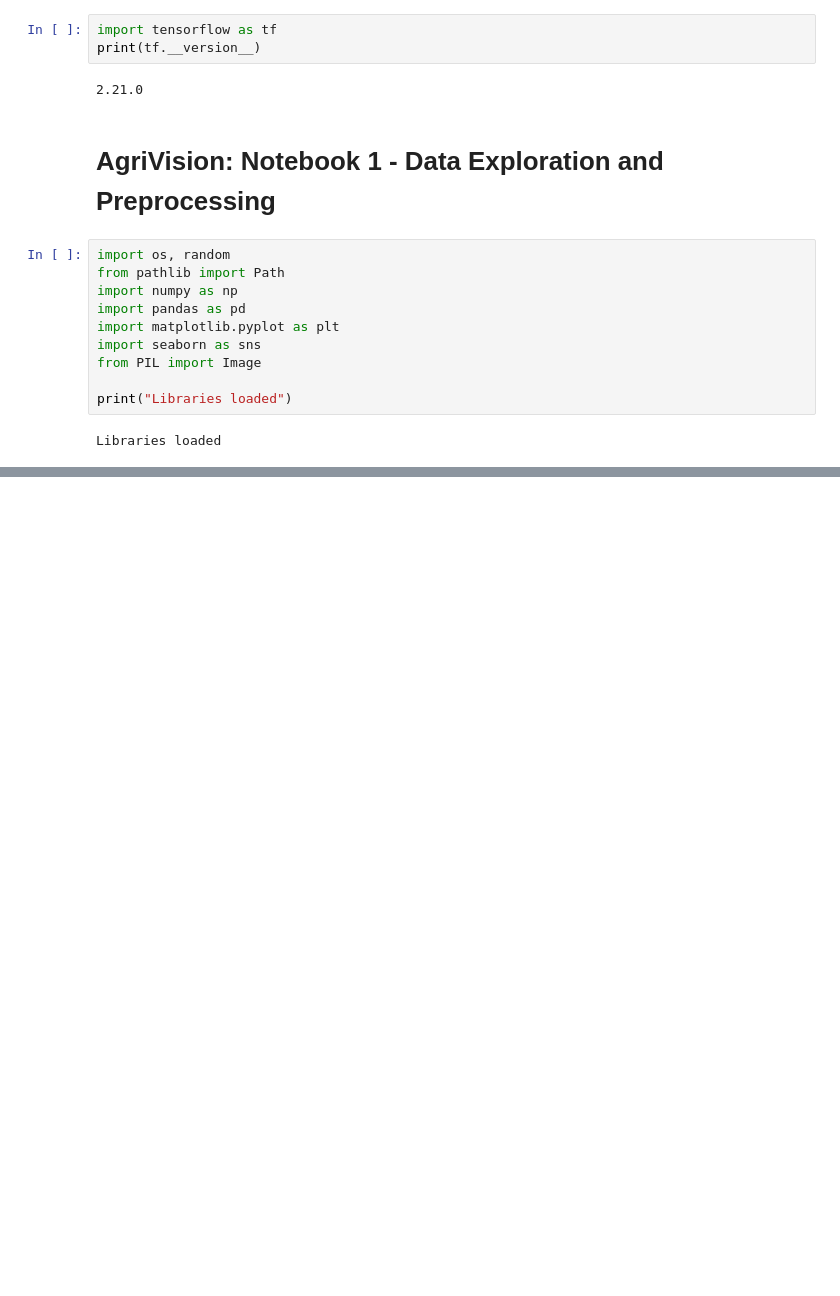
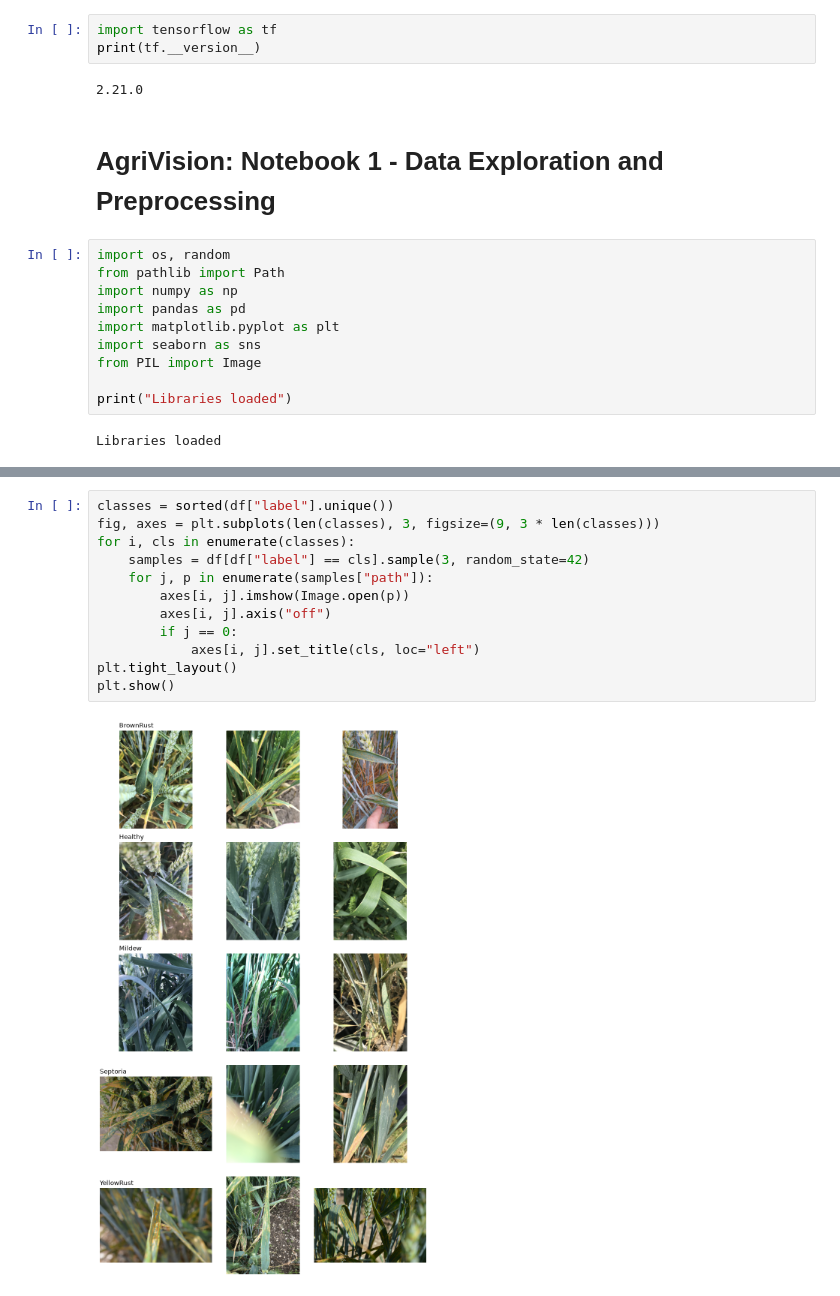
Before and after one commit to zainashfak/AgriVision, a Jupyter notebook: notebooks/01_eda_preprocessing.ipynb, the cells around one changed output, grey strips where cells are left out. Cells and saved outputs as stored; diff of their text form; blank space fills up the shorter version.

```diff
--- a/notebooks/01_eda_preprocessing.ipynb
+++ b/notebooks/01_eda_preprocessing.ipynb
@@ -41,0 +55,14 @@ NameError: name 'pd' is not defined
+# %%
+classes = sorted(df["label"].unique())
+fig, axes = plt.subplots(len(classes), 3, figsize=(9, 3 * len(classes)))
+for i, cls in enumerate(classes):
+    samples = df[df["label"] == cls].sample(3, random_state=42)
+    for j, p in enumerate(samples["path"]):
+        axes[i, j].imshow(Image.open(p))
+        axes[i, j].axis("off")
+        if j == 0:
+            axes[i, j].set_title(cls, loc="left")
+plt.tight_layout()
+plt.show()
+# %% [output]
+[figure, added]
```
Also changed, not shown: parts of 5 cells of this notebook.
